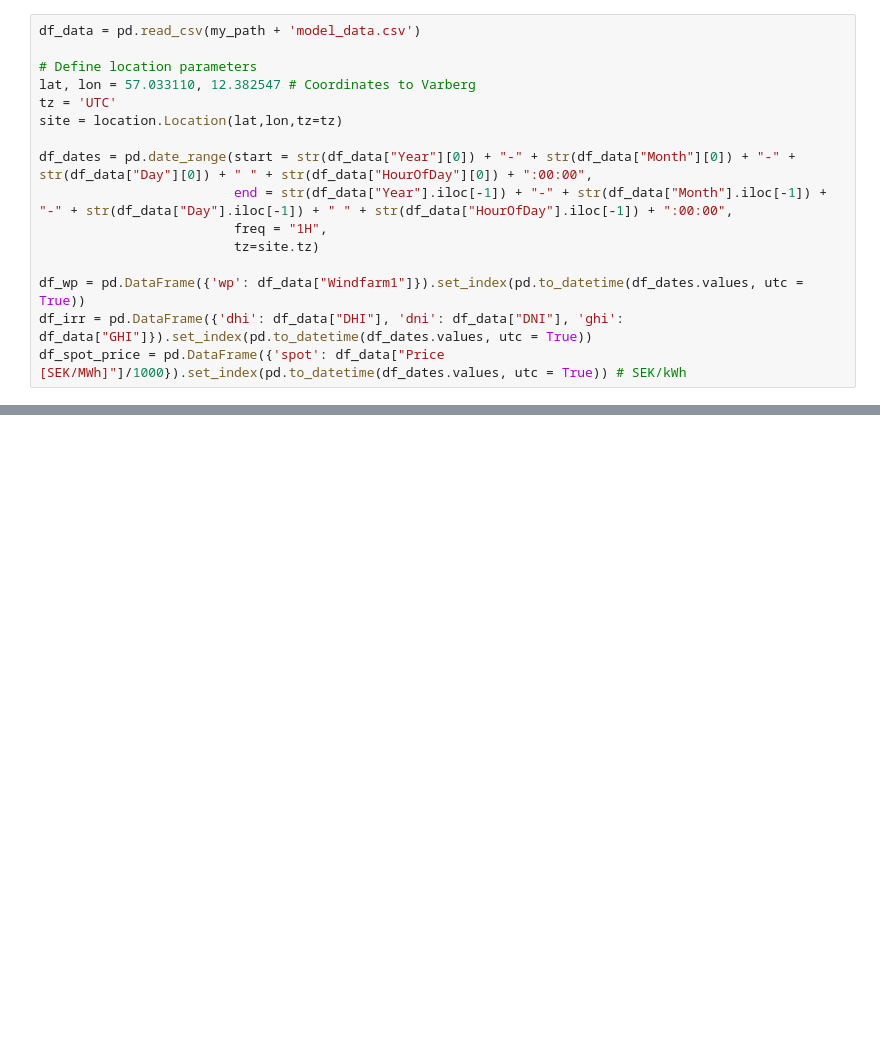
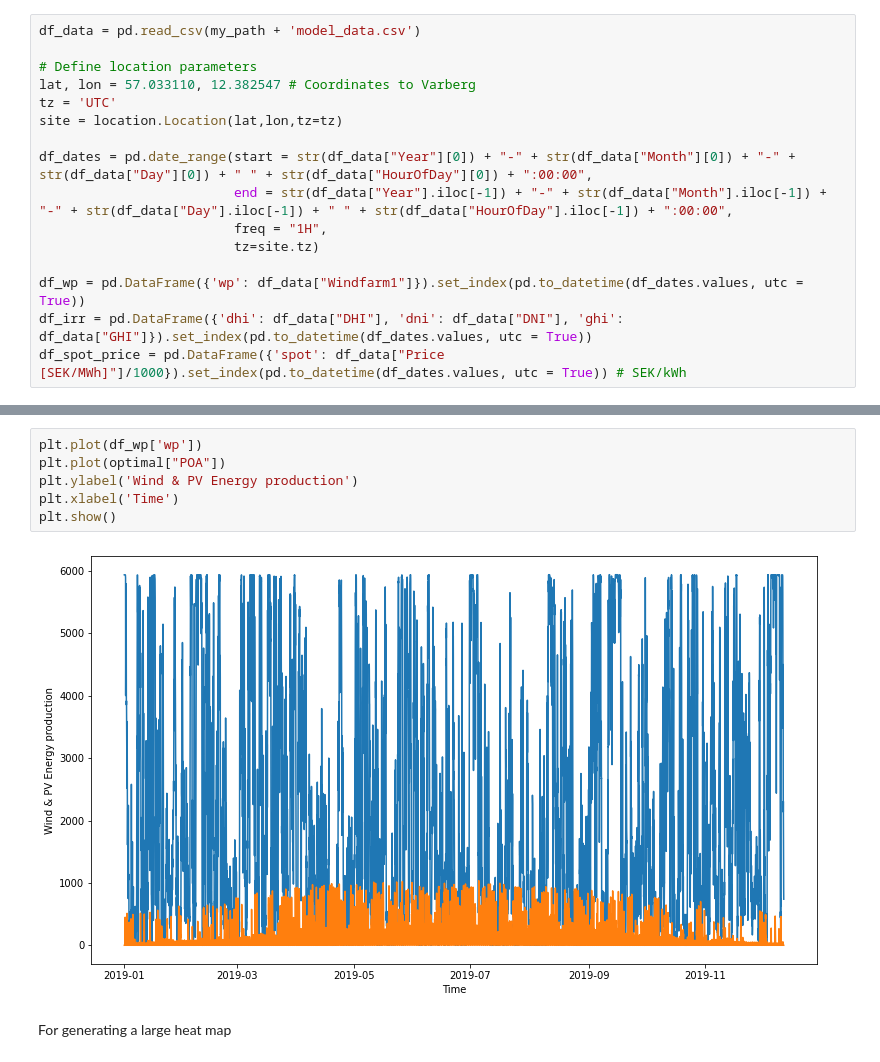
Before and after one commit to ChefKeff/INF_1TE773_64687, a Jupyter notebook: main_notebook_inf.ipynb, the cells around one changed output, grey strips where cells are left out. Saved outputs shown, nothing was run; the diff lists cells and outputs as text; blank space fills up the shorter version.

```diff
--- a/main_notebook_inf.ipynb
+++ b/main_notebook_inf.ipynb
@@ -76,2 +172,12 @@ azimuth = np.linspace(150, 200, 10)         # To be optimized
+# %%
+plt.plot(df_wp['wp'])
+plt.plot(optimal["POA"])
+plt.ylabel('Wind & PV Energy production')
+plt.xlabel('Time')
+plt.show()
+# %% [output]
+[figure, added]
+# %% [markdown]
+For generating a large heat map
 # %%
 limit = max(df_wp['wp'])                # Define transformer limit
```
Also changed, not shown: parts of 25 cells of this notebook.
